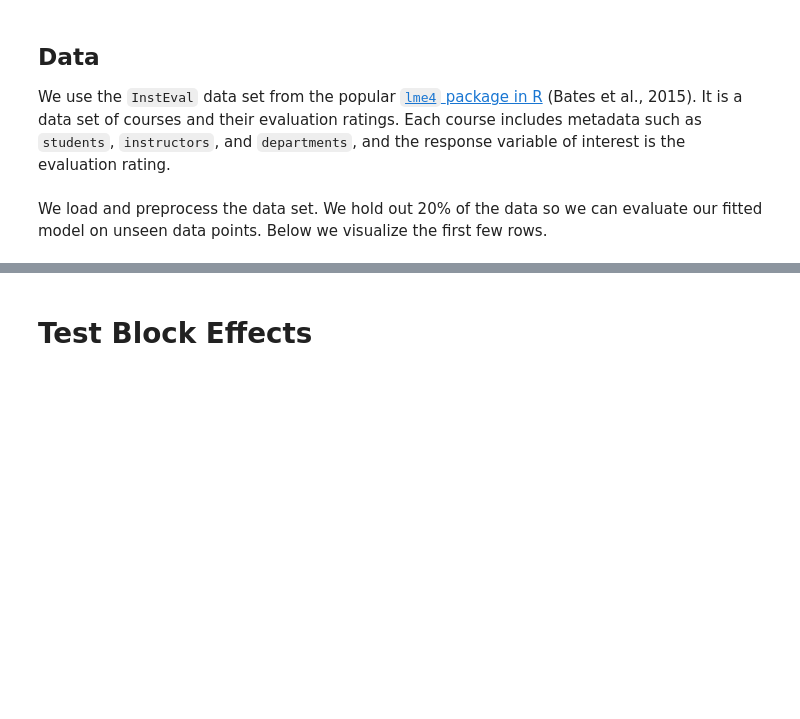
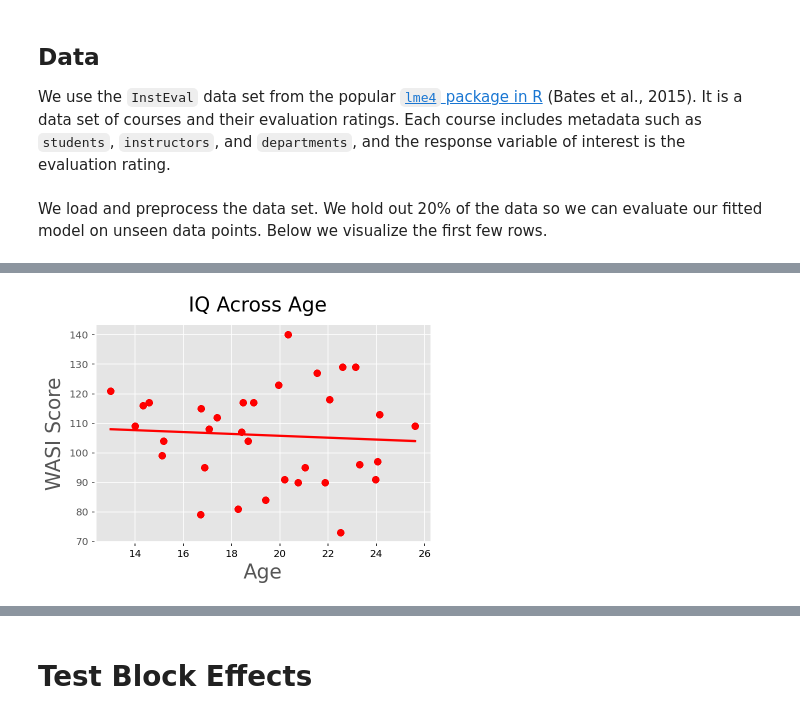
Before and after one commit to angelaradulescu/ldm-analysis, a Jupyter notebook: Tensorflow_Linear_Mixed_Effects_Models.ipynb, the cells around one changed output, grey strips where cells are left out. Cells and saved outputs as stored; diff of their text form; code cells hidden in the pictures; blank space fills up the shorter version.

Commit message:
add scatterplot and regression to notebook looking at iq and age relationship

```diff
--- a/Tensorflow_Linear_Mixed_Effects_Models.ipynb
+++ b/Tensorflow_Linear_Mixed_Effects_Models.ipynb
@@ -86,6 +102,6 @@ We use the `InstEval` data set from the popular [`lme4` package in R](https://CR
 # %%
 def load_feedback():
-  """Loads the prechoice data set.
+  """Loads the feedback data set.
 
   Returns:
     Dataframe with behavioral and eyetracking data from feedback portion of task
@@ -96,0 +115,3 @@ We load and preprocess the data set. We hold out 20% of the data so we can evalu
+# %%
+behav_data = load_behav()
+behav_data.keys()
@@ -96,0 +126,3 @@ We load and preprocess the data set. We hold out 20% of the data so we can evalu
+# %%
+feedback_df = load_feedback()
+feedback_df.keys()
@@ -96,0 +141,17 @@ We load and preprocess the data set. We hold out 20% of the data so we can evalu
+# %%
+age_bin_order = ['12-14', '14-16', '16-18','18-20','20-22', '22-24', '>24']
+# %%
+behav_df = pd.melt(behav_data, col_level=0, id_vars='AgeBin', value_vars=['IQ']).set_index("AgeBin").loc[age_bin_order].reset_index()
+
+fig, ax1 = plt.subplots()
+fig.suptitle('IQ Across Age',fontsize = 20)
+
+l1 = sns.regplot(ax = ax1, x = 'Age', y="IQ", data=feedback_df, color='red')
+sns.despine()
+xl = ax1.set_xlabel('Age',fontsize = 20);
+yl = ax1.set_ylabel('WASI Score',fontsize = 20);
+for axis in ['top','bottom','left','right']:
+      ax1.spines[axis].set_linewidth(2)
+ax1.tick_params(axis='x',colors='k')
+# %% [output]
+[figure, added]
```
Also changed, not shown: parts of 45 cells of this notebook.
